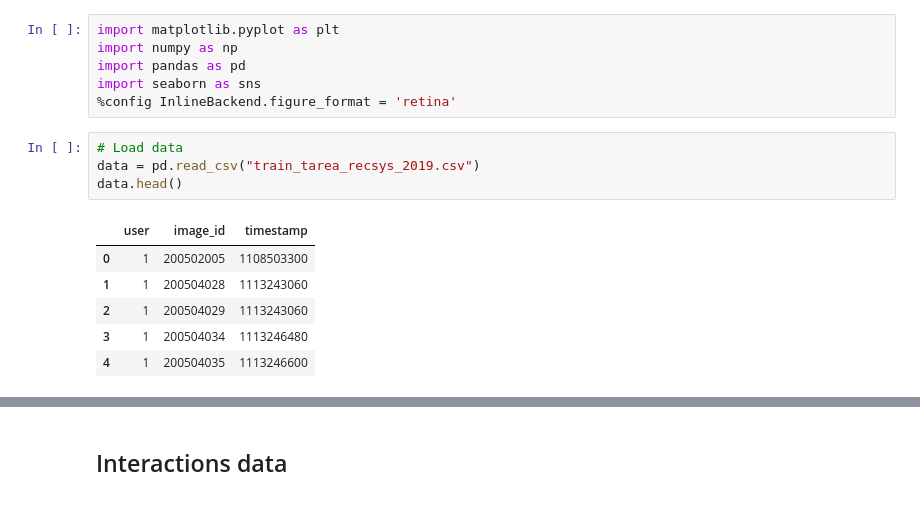
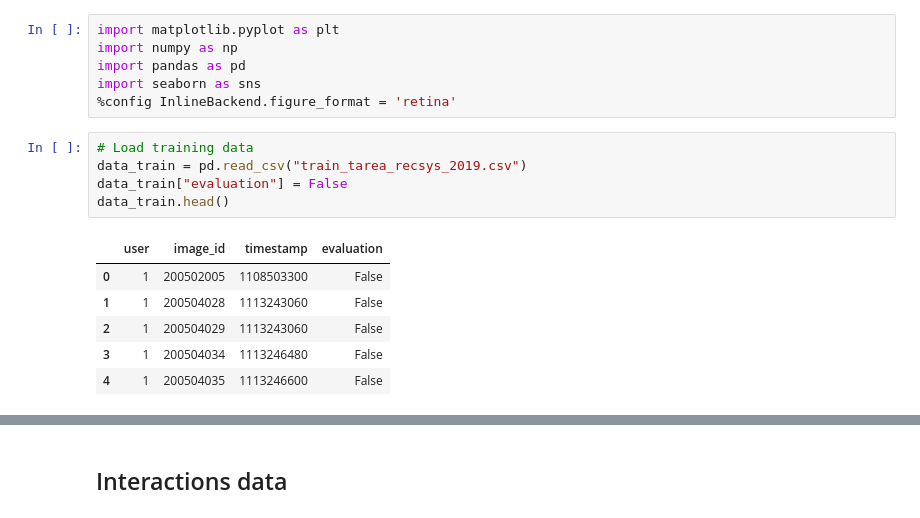
Before and after one commit to ialab-puc/VisualRecSys-Tutorial-IUI2021, a Jupyter notebook: data/Data Analysis.ipynb, the cells around one changed output, grey strips where cells are left out. Cells and saved outputs as stored; diff of their text form.

```diff
--- a/data/Data Analysis.ipynb
+++ b/data/Data Analysis.ipynb
@@ -7,13 +7,14 @@ import pandas as pd
 import seaborn as sns
 %config InlineBackend.figure_format = 'retina'
 # %%
-# Load data
-data = pd.read_csv("train_tarea_recsys_2019.csv")
-data.head()
+# Load training data
+data_train = pd.read_csv("train_tarea_recsys_2019.csv")
+data_train["evaluation"] = False
+data_train.head()
 # %% [output]
-|  | user | image_id | timestamp |
-| 0 | 1 | 200502005 | 1108503300 |
-| 1 | 1 | 200504028 | 1113243060 |
-| 2 | 1 | 200504029 | 1113243060 |
-| 3 | 1 | 200504034 | 1113246480 |
-| 4 | 1 | 200504035 | 1113246600 |
+|  | user | image_id | timestamp | evaluation |
+| 0 | 1 | 200502005 | 1108503300 | False |
+| 1 | 1 | 200504028 | 1113243060 | False |
+| 2 | 1 | 200504029 | 1113243060 | False |
+| 3 | 1 | 200504034 | 1113246480 | False |
+| 4 | 1 | 200504035 | 1113246600 | False |
```
Also changed, not shown: parts of 23 cells of this notebook.
